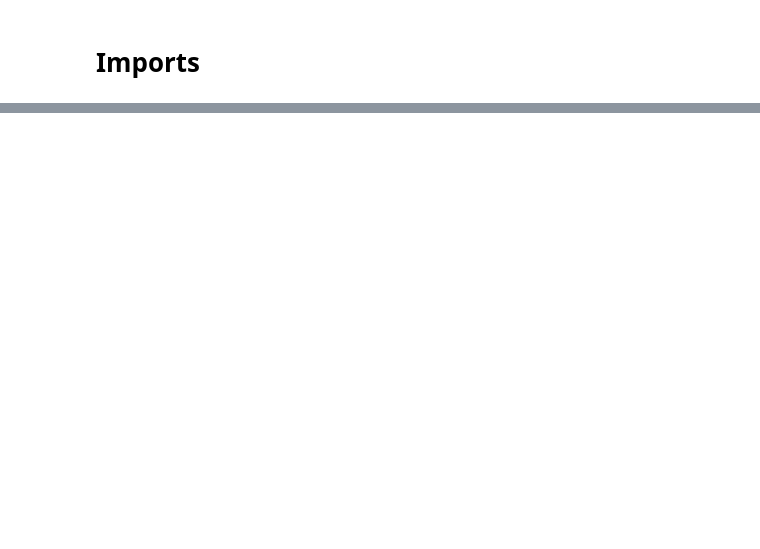
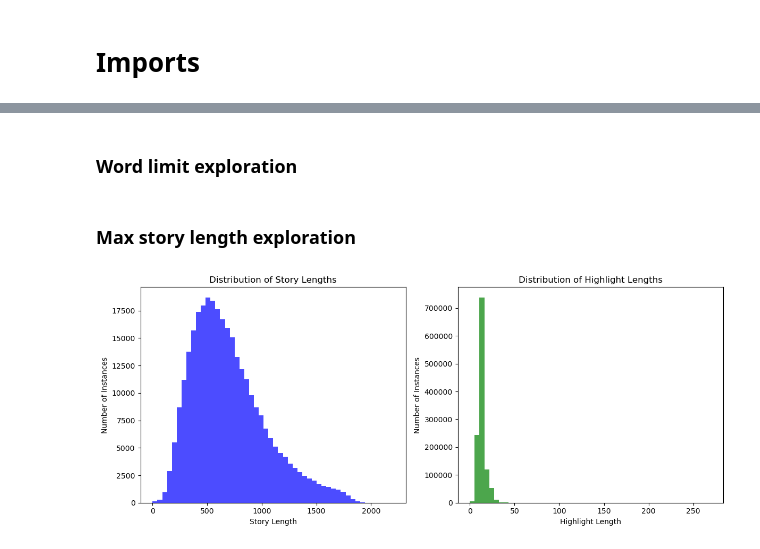
Before and after one commit to lyzwinskimarcin/Text_summarizer, a Jupyter notebook: Untitled.ipynb, the cells around one changed output, grey strips where cells are left out. Drawn from its saved outputs; the diff is of its cells as text; code cells hidden in the pictures; blank space fills up the shorter version.

```diff
--- a/Untitled.ipynb
+++ b/Untitled.ipynb
@@ -77,0 +144,5 @@ raw_data.highlights[0]
+# %%
+preprocessor = DataPreprocessor()
+# %%
+cleaned_data = preprocessor.clean_df(raw_data)
+preprocessor.tokenize(cleaned_data)
@@ -77,0 +162,3 @@ raw_data.highlights[0]
+# %%
+tokenized_df = preprocessor.df_to_seq(cleaned_data)
+tokenized_df.head()
@@ -77,0 +172,2 @@ raw_data.highlights[0]
+# %% [markdown]
+### Word limit exploration
@@ -77,0 +205,31 @@ raw_data.highlights[0]
+# %% [markdown]
+### Max story length exploration
+# %%
+# Sequence lengths for stories
+story_lengths = tokenized_df['story'].apply(len)
+
+# Sequence lengths for highlights
+highlight_lengths = tokenized_df['highlights'].apply(lambda x: [len(h) for h in x]).explode()
+# %%
+import matplotlib.pyplot as plt
+
+plt.figure(figsize=(12, 5))
+
+# Histogram for story lengths
+plt.subplot(1, 2, 1)
+plt.hist(story_lengths, bins=50, color='blue', alpha=0.7)
+plt.title('Distribution of Story Lengths')
+plt.xlabel('Story Length')
+plt.ylabel('Number of Instances')
+
+# Histogram for highlight lengths
+plt.subplot(1, 2, 2)
+plt.hist(highlight_lengths, bins=50, color='green', alpha=0.7)
+plt.title('Distribution of Highlight Lengths')
+plt.xlabel('Highlight Length')
+plt.ylabel('Number of Instances')
+
+plt.tight_layout()
+plt.show()
+# %% [output]
+[figure, added]
```
Also changed, not shown: parts of 14 cells of this notebook.
